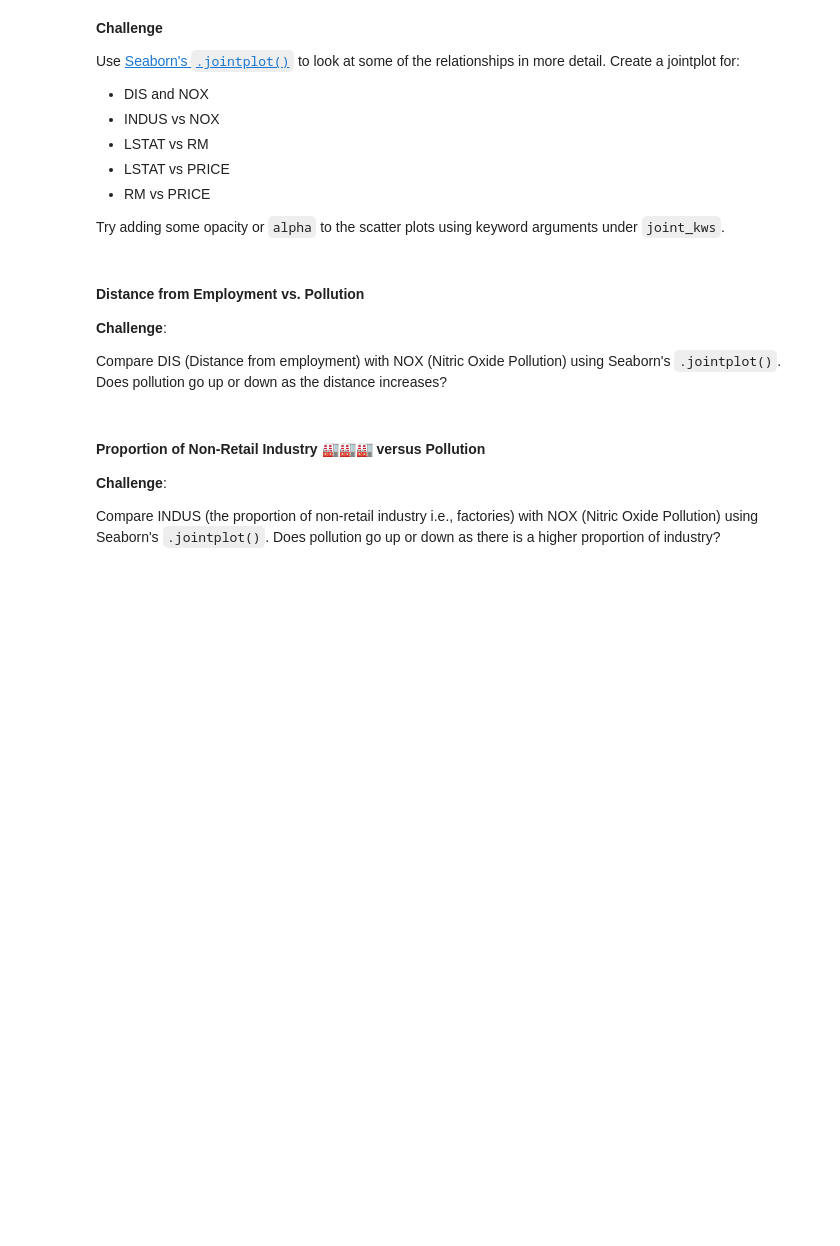
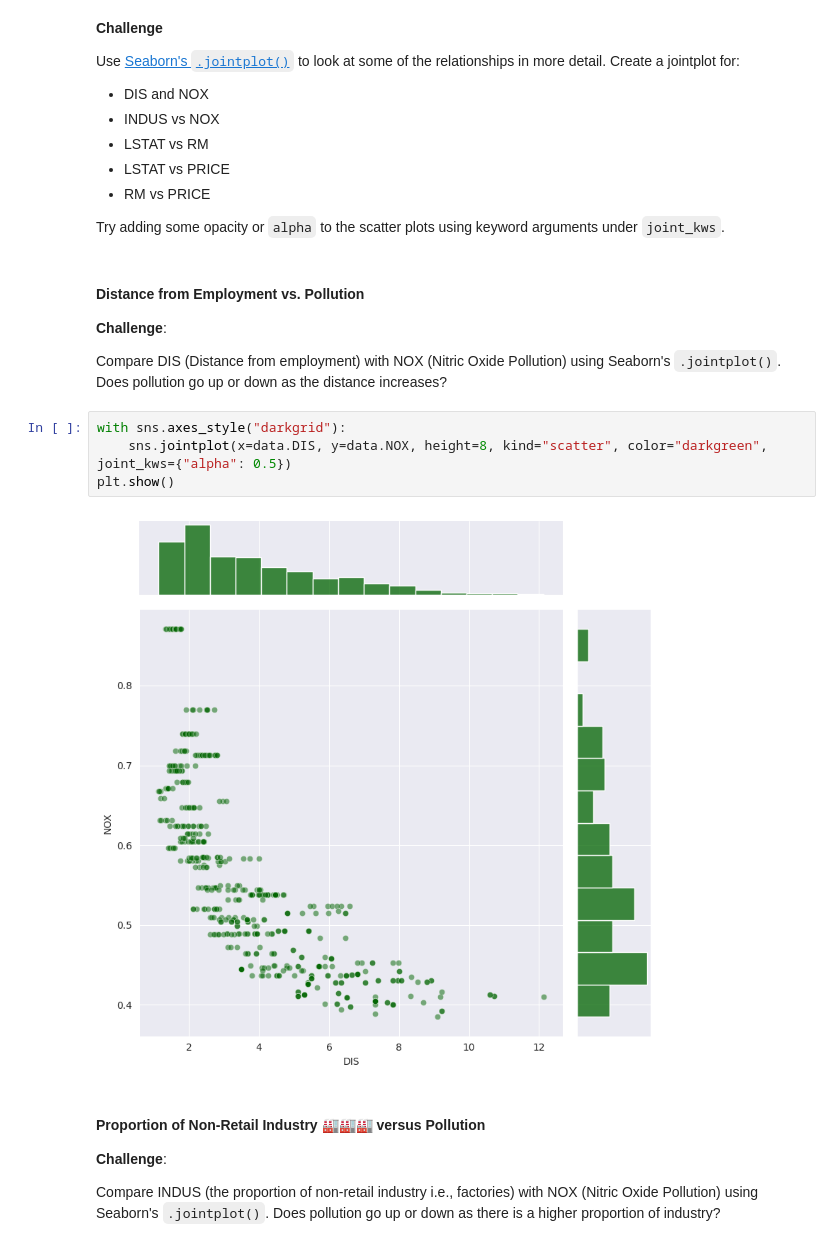
Before and after one commit to Soulbolt/Day-81-Capstone-Project-Predict-house-prices, a Jupyter notebook: Multivariable_Regression_and_Valuation_Model_(start).ipynb, the cells around one changed output. Saved outputs shown, nothing was run; the diff lists cells and outputs as text; blank space fills up the shorter version.

```diff
--- a/Multivariable_Regression_and_Valuation_Model_(start).ipynb
+++ b/Multivariable_Regression_and_Valuation_Model_(start).ipynb
@@ -263,6 +260,12 @@ Try adding some opacity or `alpha` to the scatter plots using keyword arguments
 **Challenge**:
 
 Compare DIS (Distance from employment) with NOX (Nitric Oxide Pollution) using Seaborn's `.jointplot()`. Does pollution go up or down as the distance increases?
+# %%
+with sns.axes_style("darkgrid"):
+    sns.jointplot(x=data.DIS, y=data.NOX, height=8, kind="scatter", color="darkgreen", joint_kws={"alpha": 0.5})
+plt.show()
+# %% [output]
+[figure, added]
 # %% [markdown]
 #### Proportion of Non-Retail Industry 🏭🏭🏭 versus Pollution
 
```
Also changed, not shown: parts of 3 cells of this notebook.
